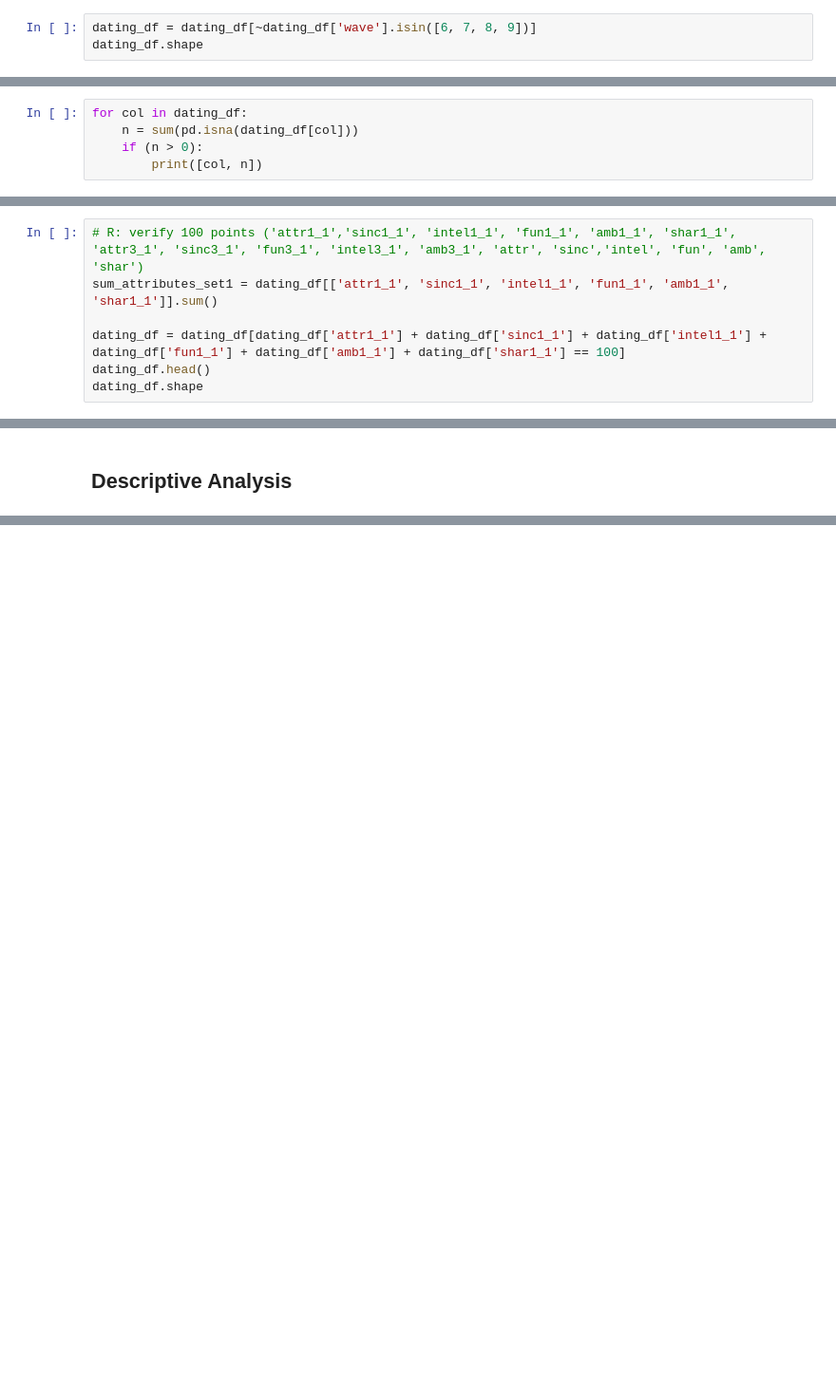
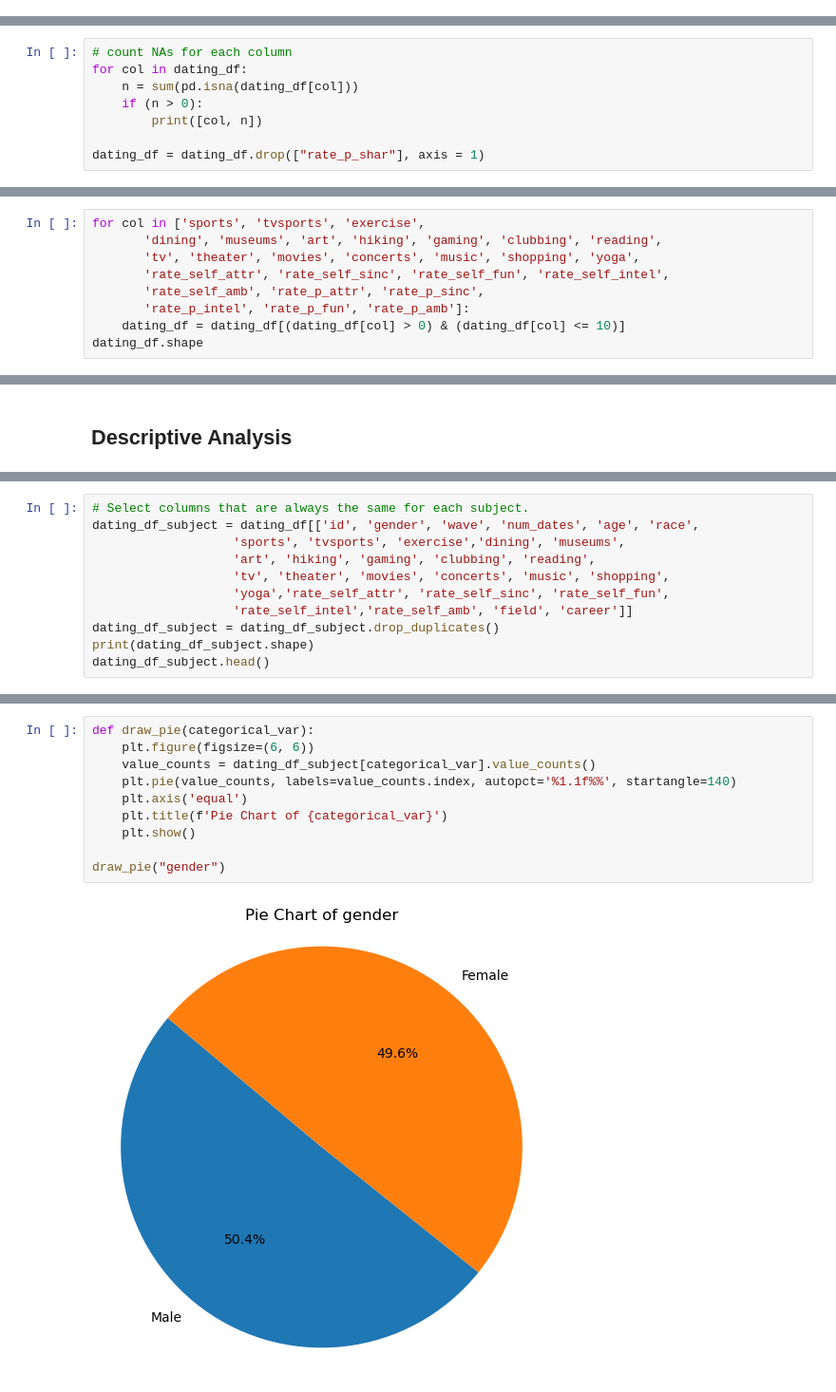
Before and after one commit to flaviafafa/speed_dating_project, a Jupyter notebook: data_processing/Phase2.ipynb, the cells around one changed output, grey strips where cells are left out. Shown at 95% size. Drawn from its saved outputs; the diff is of its cells as text; blank space fills up the shorter version.

```diff
--- a/data_processing/Phase2.ipynb
+++ b/data_processing/Phase2.ipynb
@@ -135,3 +126,0 @@ Note that there were many sets of six variables like this because the researcher
-# %%
-dating_df = dating_df[~dating_df['wave'].isin([6, 7, 8, 9])]
-dating_df.shape
@@ -145,7 +130,10 @@ We noticed for some variables there were many missing values due to how the expe
 # %%
+# count NAs for each column
 for col in dating_df:
     n = sum(pd.isna(dating_df[col]))
     if (n > 0):
         print([col, n])
+
+dating_df = dating_df.drop(["rate_p_shar"], axis = 1)
 # %% [output]
 ['partner_id', 10]
@@ -220,8 +259,10 @@ dtype: object
 # %%
-# R: verify 100 points ('attr1_1','sinc1_1', 'intel1_1', 'fun1_1', 'amb1_1', 'shar1_1', 'attr3_1', 'sinc3_1', 'fun3_1', 'intel3_1', 'amb3_1', 'attr', 'sinc','intel', 'fun', 'amb', 'shar')
-sum_attributes_set1 = dating_df[['attr1_1', 'sinc1_1', 'intel1_1', 'fun1_1', 'amb1_1', 'shar1_1']].sum()
-
-dating_df = dating_df[dating_df['attr1_1'] + dating_df['sinc1_1'] + dating_df['intel1_1'] + dating_df['fun1_1'] + dating_df['amb1_1'] + dating_df['shar1_1'] == 100]
-dating_df.head()
+for col in ['sports', 'tvsports', 'exercise',
+       'dining', 'museums', 'art', 'hiking', 'gaming', 'clubbing', 'reading',
+       'tv', 'theater', 'movies', 'concerts', 'music', 'shopping', 'yoga',
+       'rate_self_attr', 'rate_self_sinc', 'rate_self_fun', 'rate_self_intel',
+       'rate_self_amb', 'rate_p_attr', 'rate_p_sinc',
+       'rate_p_intel', 'rate_p_fun', 'rate_p_amb']:
+    dating_df = dating_df[(dating_df[col] > 0) & (dating_df[col] <= 10)]
 dating_df.shape
 # %% [output]
@@ -237,0 +372,11 @@ dating_df.shape
+# %%
+# Select columns that are always the same for each subject.
+dating_df_subject = dating_df[['id', 'gender', 'wave', 'num_dates', 'age', 'race',
+                   'sports', 'tvsports', 'exercise','dining', 'museums',
+                   'art', 'hiking', 'gaming', 'clubbing', 'reading',
+                   'tv', 'theater', 'movies', 'concerts', 'music', 'shopping',
+                   'yoga','rate_self_attr', 'rate_self_sinc', 'rate_self_fun',
+                   'rate_self_intel','rate_self_amb', 'field', 'career']]
+dating_df_subject = dating_df_subject.drop_duplicates()
+print(dating_df_subject.shape)
+dating_df_subject.head()
@@ -237,0 +394,12 @@ dating_df.shape
+# %%
+def draw_pie(categorical_var):
+    plt.figure(figsize=(6, 6))
+    value_counts = dating_df_subject[categorical_var].value_counts()
+    plt.pie(value_counts, labels=value_counts.index, autopct='%1.1f%%', startangle=140)
+    plt.axis('equal')
+    plt.title(f'Pie Chart of {categorical_var}')
+    plt.show()
+
+draw_pie("gender")
+# %% [output]
+[figure, added]
```
Also changed, not shown: parts of 75 cells of this notebook.
